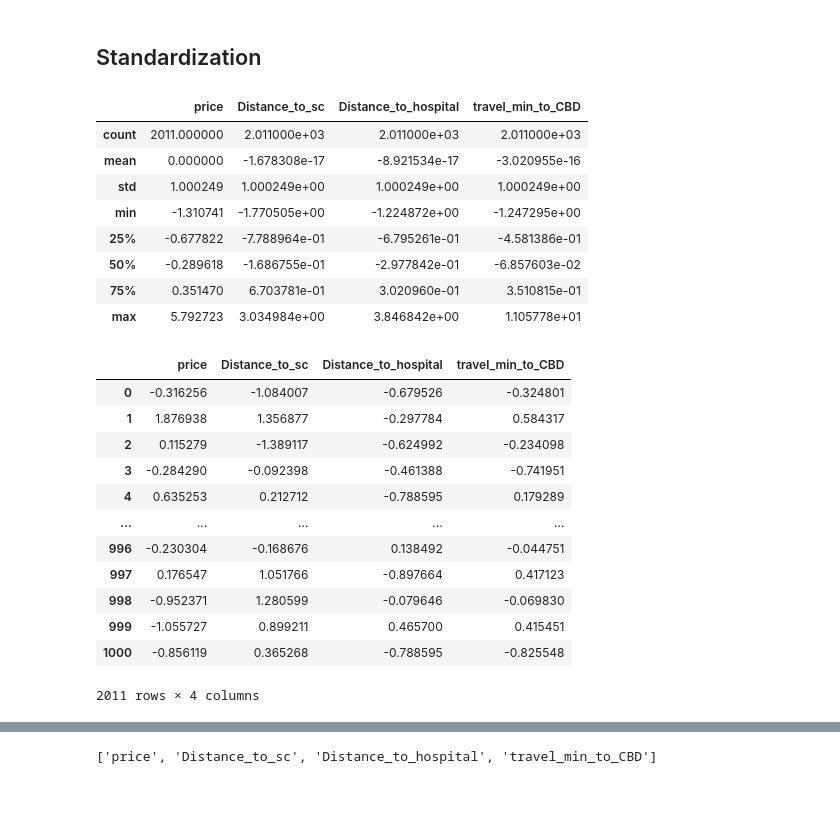
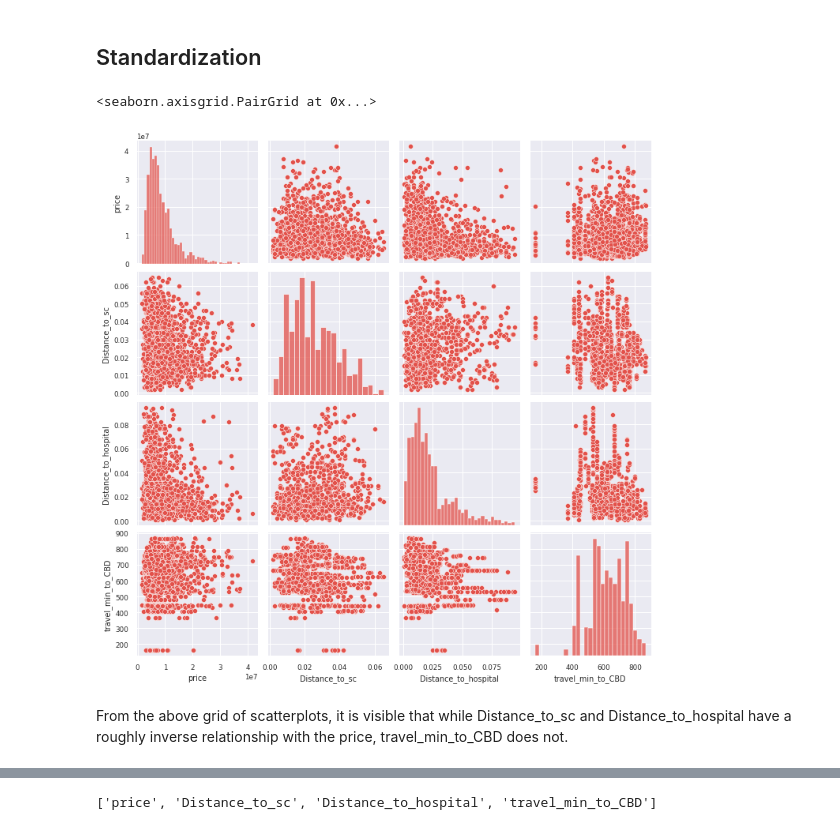
Before and after one commit to saiashirwad/ishan_dw, a Jupyter notebook: A3/A3.ipynb, the cells around one changed output, grey strips where cells are left out. Cells and saved outputs as stored; diff of their text form; code cells hidden in the pictures; blank space fills up the shorter version.

```diff
--- a/A3/A3.ipynb
+++ b/A3/A3.ipynb
@@ -468,36 +477,15 @@ real_state[columns].describe()
 # Data Reshaping
 # %% [markdown]
 ## Standardization
+# %%
+sns.pairplot(real_state[columns])
+# %% [output]
+<seaborn.axisgrid.PairGrid at 0x...>
+[figure, added]
+# %% [markdown]
+From the above grid of scatterplots, it is visible that while Distance_to_sc and Distance_to_hospital have a roughly inverse relationship with the price, travel_min_to_CBD does not.
 # %%
 standard_scaler = StandardScaler()
 real_state_standard = real_state.copy()
 columns = ['price', 'Distance_to_sc', 'Distance_to_hospital', 'travel_min_to_CBD']
 real_state_standard[columns] = standard_scaler.fit_transform(real_state_standard[columns])
-# %%
-real_state_standard[columns].describe()
-# %% [output]
-|  | price | Distance_to_sc | Distance_to_hospital | travel_min_to_CBD |
-| count | 2011.000000 | 2.011000e+03 | 2.011000e+03 | 2.011000e+03 |
-| mean | 0.000000 | -1.678308e-17 | -8.921534e-17 | -3.020955e-16 |
-| std | 1.000249 | 1.000249e+00 | 1.000249e+00 | 1.000249e+00 |
-| min | -1.310741 | -1.770505e+00 | -1.224872e+00 | -1.247295e+00 |
-| 25% | -0.677822 | -7.788964e-01 | -6.795261e-01 | -4.581386e-01 |
-| 50% | -0.289618 | -1.686755e-01 | -2.977842e-01 | -6.857603e-02 |
-| 75% | 0.351470 | 6.703781e-01 | 3.020960e-01 | 3.510815e-01 |
-| max | 5.792723 | 3.034984e+00 | 3.846842e+00 | 1.105778e+01 |
-# %%
-real_state_standard[columns]
-# %% [output]
-|  | price | Distance_to_sc | Distance_to_hospital | travel_min_to_CBD |
-| 0 | -0.316256 | -1.084007 | -0.679526 | -0.324801 |
-| 1 | 1.876938 | 1.356877 | -0.297784 | 0.584317 |
-| 2 | 0.115279 | -1.389117 | -0.624992 | -0.234098 |
-| 3 | -0.284290 | -0.092398 | -0.461388 | -0.741951 |
-| 4 | 0.635253 | 0.212712 | -0.788595 | 0.179289 |
-| ... | ... | ... | ... | ... |
-| 996 | -0.230304 | -0.168676 | 0.138492 | -0.044751 |
-| 997 | 0.176547 | 1.051766 | -0.897664 | 0.417123 |
-| 998 | -0.952371 | 1.280599 | -0.079646 | -0.069830 |
-| 999 | -1.055727 | 0.899211 | 0.465700 | 0.415451 |
-| 1000 | -0.856119 | 0.365268 | -0.788595 | -0.825548 |
-2011 rows × 4 columns
```
Also changed, not shown: parts of 38 cells of this notebook, 1 other file.
